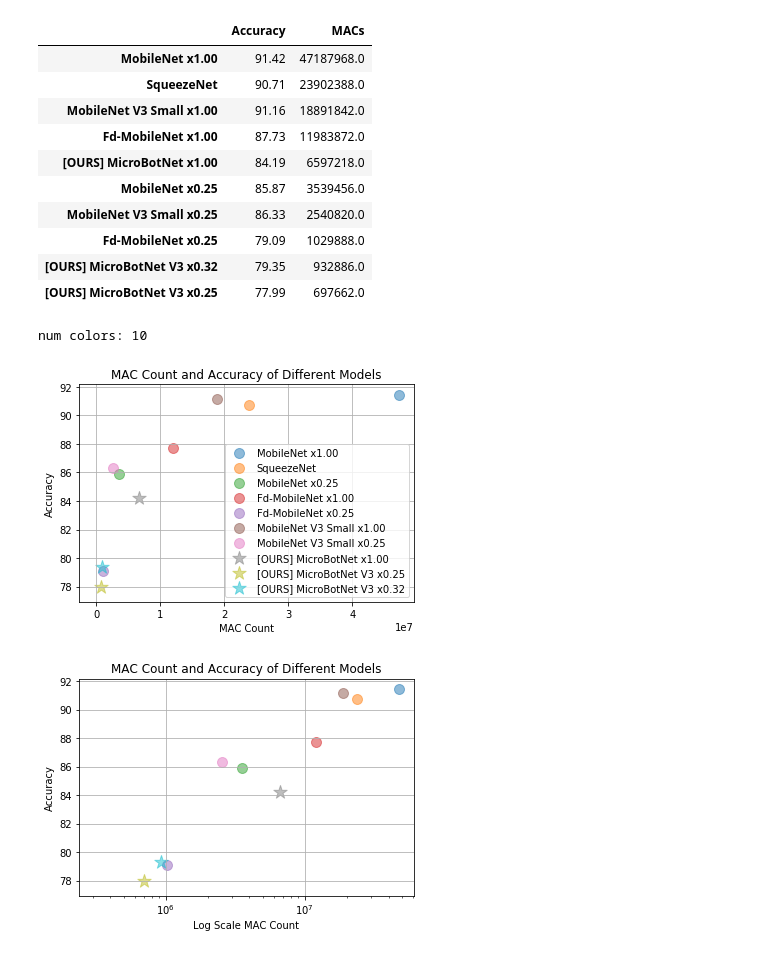
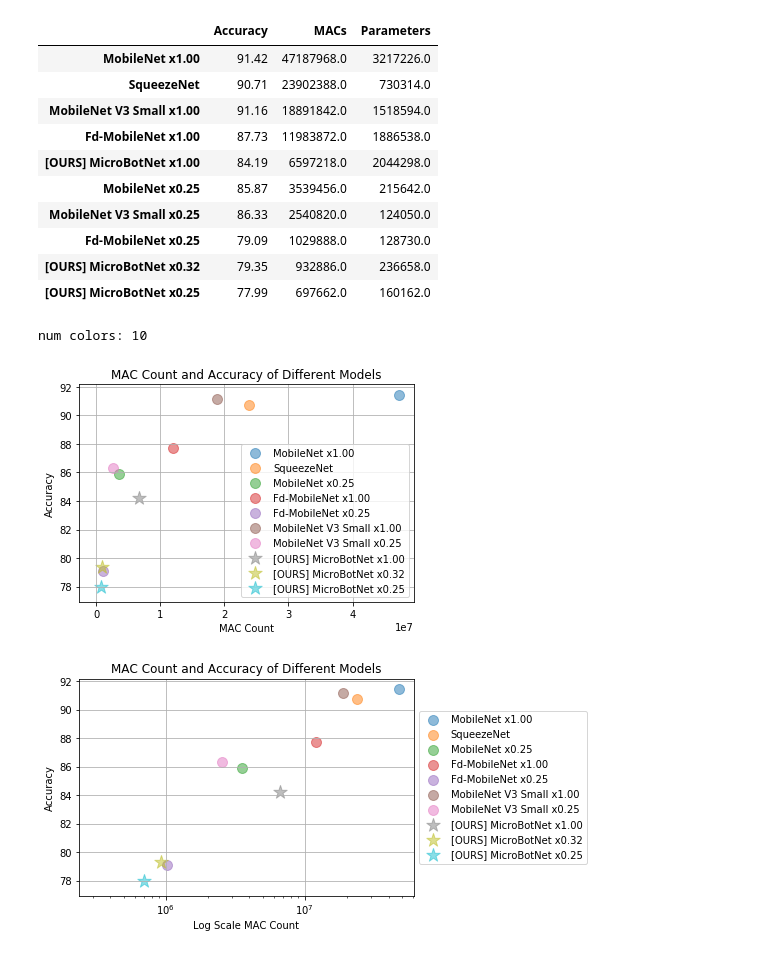
Before and after one commit to bCom5/research-model-zoo, a Jupyter notebook: plot.ipynb, the cells around one changed output. Saved outputs shown, nothing was run; the diff lists cells and outputs as text; code cells hidden in the pictures.

```diff
--- a/plot.ipynb
+++ b/plot.ipynb
@@ -8,31 +8,31 @@ import matplotlib.colors as mcolors
 %matplotlib inline
 # %%
 df = pd.DataFrame({
-        'MobileNet x1.00' : [91.42, 47187968],
-        'SqueezeNet' : [90.71, 23902388],
-        'MobileNet x0.25' : [85.87, 3539456],
-        'Fd-MobileNet x1.00': [87.730, 11983872],
-        'Fd-MobileNet x0.25' : [79.09, 1029888],
-        'MobileNet V3 Small x1.00' : [91.16, 18891842],
-        'MobileNet V3 Small x0.25' : [86.33, 2540820],
-         '[OURS] MicroBotNet x1.00' : [84.19, 6597218],
-         '[OURS] MicroBotNet V3 x0.25' : [77.99, 697662],
-        '[OURS] MicroBotNet V3 x0.32' : [79.35, 932886],
+        'MobileNet x1.00' : [91.42, 47187968, 3217226],
+        'SqueezeNet' : [90.71, 23902388, 730314],
+        'MobileNet x0.25' : [85.87, 3539456, 215642],
+        'Fd-MobileNet x1.00': [87.730, 11983872, 1886538],
+        'Fd-MobileNet x0.25' : [79.09, 1029888, 128730],
+        'MobileNet V3 Small x1.00' : [91.16, 18891842,  1518594],
+        'MobileNet V3 Small x0.25' : [86.33, 2540820, 124050],
+        '[OURS] MicroBotNet x1.00' : [84.19, 6597218, 2044298],
+        '[OURS] MicroBotNet x0.32' : [79.35, 932886, 236658],
+        '[OURS] MicroBotNet x0.25' : [77.99, 697662, 160162],
     },
-    index = ['Accuracy', 'MACs']).T
+    index = ['Accuracy', 'MACs', 'Parameters']).T
 df.sort_values(by=['MACs'], axis=0, ascending=False)
 # %% [output]
-|  | Accuracy | MACs |
-| MobileNet x1.00 | 91.42 | 47187968.0 |
-| SqueezeNet | 90.71 | 23902388.0 |
-| MobileNet V3 Small x1.00 | 91.16 | 18891842.0 |
-| Fd-MobileNet x1.00 | 87.73 | 11983872.0 |
-| [OURS] MicroBotNet x1.00 | 84.19 | 6597218.0 |
-| MobileNet x0.25 | 85.87 | 3539456.0 |
-| MobileNet V3 Small x0.25 | 86.33 | 2540820.0 |
-| Fd-MobileNet x0.25 | 79.09 | 1029888.0 |
-| [OURS] MicroBotNet V3 x0.32 | 79.35 | 932886.0 |
-| [OURS] MicroBotNet V3 x0.25 | 77.99 | 697662.0 |
+|  | Accuracy | MACs | Parameters |
+| MobileNet x1.00 | 91.42 | 47187968.0 | 3217226.0 |
+| SqueezeNet | 90.71 | 23902388.0 | 730314.0 |
+| MobileNet V3 Small x1.00 | 91.16 | 18891842.0 | 1518594.0 |
+| Fd-MobileNet x1.00 | 87.73 | 11983872.0 | 1886538.0 |
+| [OURS] MicroBotNet x1.00 | 84.19 | 6597218.0 | 2044298.0 |
+| MobileNet x0.25 | 85.87 | 3539456.0 | 215642.0 |
+| MobileNet V3 Small x0.25 | 86.33 | 2540820.0 | 124050.0 |
+| Fd-MobileNet x0.25 | 79.09 | 1029888.0 | 128730.0 |
+| [OURS] MicroBotNet x0.32 | 79.35 | 932886.0 | 236658.0 |
+| [OURS] MicroBotNet x0.25 | 77.99 | 697662.0 | 160162.0 |
 # %%
 colors = list(mcolors.TABLEAU_COLORS)
 print('num colors: %d' % len(colors))
@@ -41,9 +43,9 @@ num colors: 10
 # %%
 fig, ax = plt.subplots()
 assert len(df.index)  <= 10
-arr = df.to_numpy()
+arr = df[['Accuracy', 'MACs']].to_numpy()
 for i, model in enumerate(df.index):
-    y, x = df.to_numpy()[i]
+    y, x = arr[i]
     scale = 200.0 if '[OURS]' in model else 100.0
     marker='*' if '[OURS]' in model else 'o'
     ax.scatter(x, y, c=colors[i], s=scale, marker=marker, label=model,
@@ -51,30 +53,34 @@ for i, model in enumerate(df.index):
 
 ax.legend(loc='lower right')
 ax.grid(True)
+#ax.set_ylim(70, 92)
 plt.title('MAC Count and Accuracy of Different Models')
 plt.xlabel('MAC Count')
 plt.ylabel('Accuracy')
 plt.show()
 # %% [output]
-[figure, old version]
+[figure, new version]
 # %%
 fig, ax = plt.subplots()
 assert len(df.index) <= 10
-arr = df.to_numpy()
+arr = df[['Accuracy', 'MACs']].to_numpy()
 for i, model in enumerate(df.index):
-    y, x = df.to_numpy()[i]
+    y, x = arr[i]
     scale = 200.0 if '[OURS]' in model else 100.0
     marker='*' if '[OURS]' in model else 'o'
     ax.scatter(x, y, c=colors[i], s=scale, marker=marker, label=model,
                alpha=0.5) # gives a faded color
 
-#ax.legend(loc='lower right')
+box = ax.get_position()
+ax.set_position([box.x0, box.y0, box.width * 1, box.height])
+ax.legend(loc='center left', bbox_to_anchor=(1, 0.5))
 ax.grid(True)
 ax.set_xscale('log')
-#ax.set_xlim(5000000)
+
 plt.title('MAC Count and Accuracy of Different Models')
 plt.xlabel('Log Scale MAC Count')
 plt.ylabel('Accuracy')
+plt.savefig('log_mac.pdf')
 plt.show()
 # %% [output]
-[figure, old version]
+[figure, new version]
```
Also changed, not shown: parts of 4 cells of this notebook, 2 other files.
